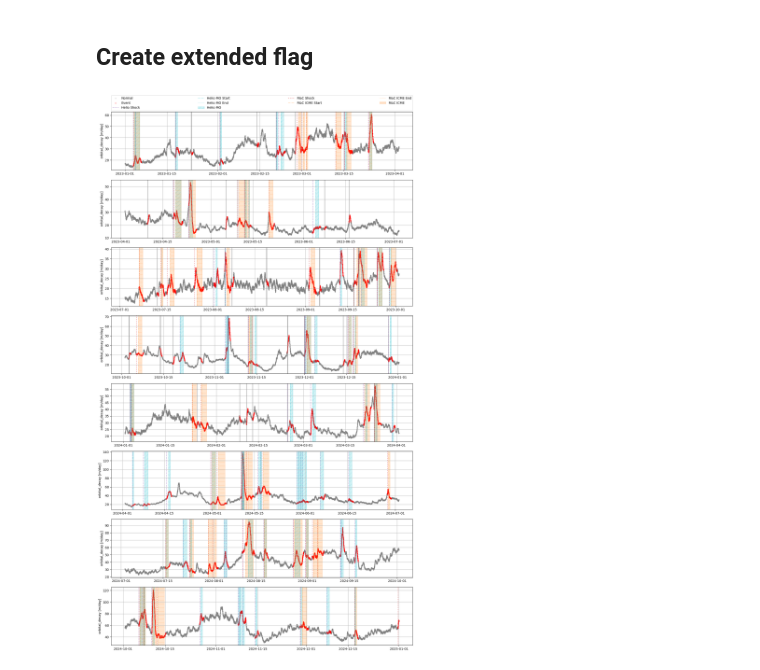
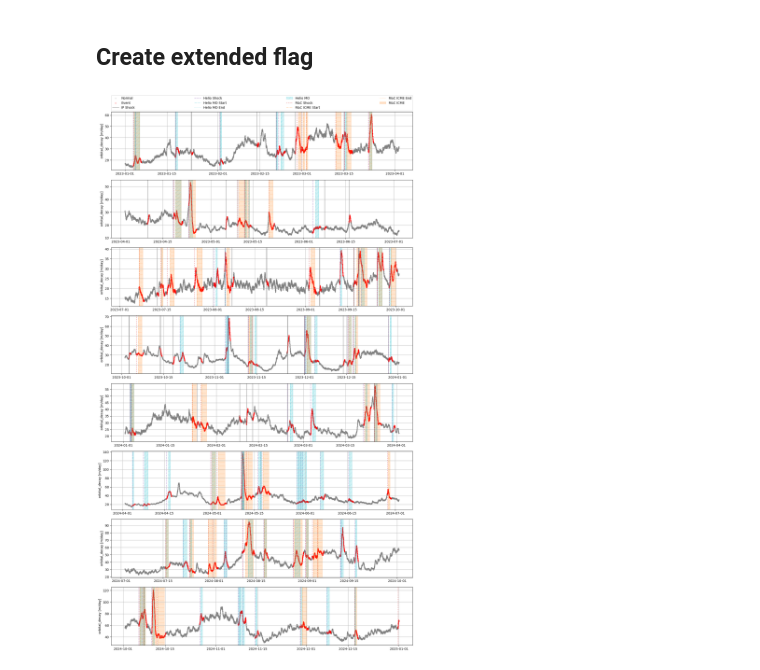
Before and after one commit to David-Student-Bern/MT, a Jupyter notebook: Analysis/modeling/interesting_subsets2.ipynb, the cells around one changed output. Cells and saved outputs as stored; diff of their text form; code cells hidden in the pictures.

```diff
--- a/Analysis/modeling/interesting_subsets2.ipynb
+++ b/Analysis/modeling/interesting_subsets2.ipynb
@@ -221,32 +221,32 @@ for ax, idx_chunk in zip(axes, splits):
     for t in Shock_flag.dropna():
         if t <= chunk.index[-1] and t >= chunk.index[0]:
             ax.axvline(t, color='tab:gray', alpha=0.5, linestyle='-', linewidth=2, label='IP Shock')
     for t in Helios_shock_flag.dropna():
         if t <= chunk.index[-1] and t >= chunk.index[0]:
             ax.axvline(t, color='tab:purple', alpha=0.5, linestyle='--', linewidth=1.5, label='Helio Shock')
     for tstart, tend in zip(Helios_mostart_flag.dropna(), Helios_moend_flag.dropna()):
         if tstart <= chunk.index[-1] and tend >= chunk.index[0]:
             ax.axvline(tstart, color='tab:cyan', alpha=0.5, linestyle='-.', linewidth=1.0, label='Helio MO Start')
             ax.axvline(tend, color='tab:cyan', alpha=0.5, linestyle=':', linewidth=1.0, label='Helio MO End')
             ax.axvspan(tstart, tend, color='tab:cyan', alpha=0.2, hatch='//', label='Helio MO')
     for t in RC_shock_flag.dropna():
         if t <= chunk.index[-1] and t >= chunk.index[0]:
             ax.axvline(t, color='tab:red', alpha=0.5, linestyle=':', linewidth=2.0, label='R&C Shock')
     for tstart, tend in zip(RC_start_flag.dropna(), RC_end_flag.dropna()):
         if tstart <= chunk.index[-1] and tend >= chunk.index[0]:
             ax.axvline(tstart, color='tab:orange', alpha=0.5, linestyle='-.', linewidth=1.0, label='R&C ICME Start')
             ax.axvline(tend, color='tab:orange', alpha=0.5, linestyle=':', linewidth=1.0, label='R&C ICME End')
             ax.axvspan(tstart, tend, color='tab:orange', alpha=0.2, hatch='-', label='R&C ICME')
 
     ax.grid(True)
     ax.set_ylabel("orbital_decay [m/day]")
 
-handles, labels = ax.get_legend_handles_labels()
+handles, labels = axes[0].get_legend_handles_labels()
 by_label = dict(zip(labels, handles))
 axes[0].legend(by_label.values(), by_label.keys(),
     bbox_to_anchor=(0., 1.02, 1., .102), loc='lower left',
     ncols=4, mode="expand", borderaxespad=0.)
 plt.tight_layout(rect=[0, 0, 1, 1.02])
 plt.show()
 # %% [output]
-[figure, old version]
+[figure, new version]
```
Also changed, not shown: parts of 2 cells of this notebook, 1 other file.
